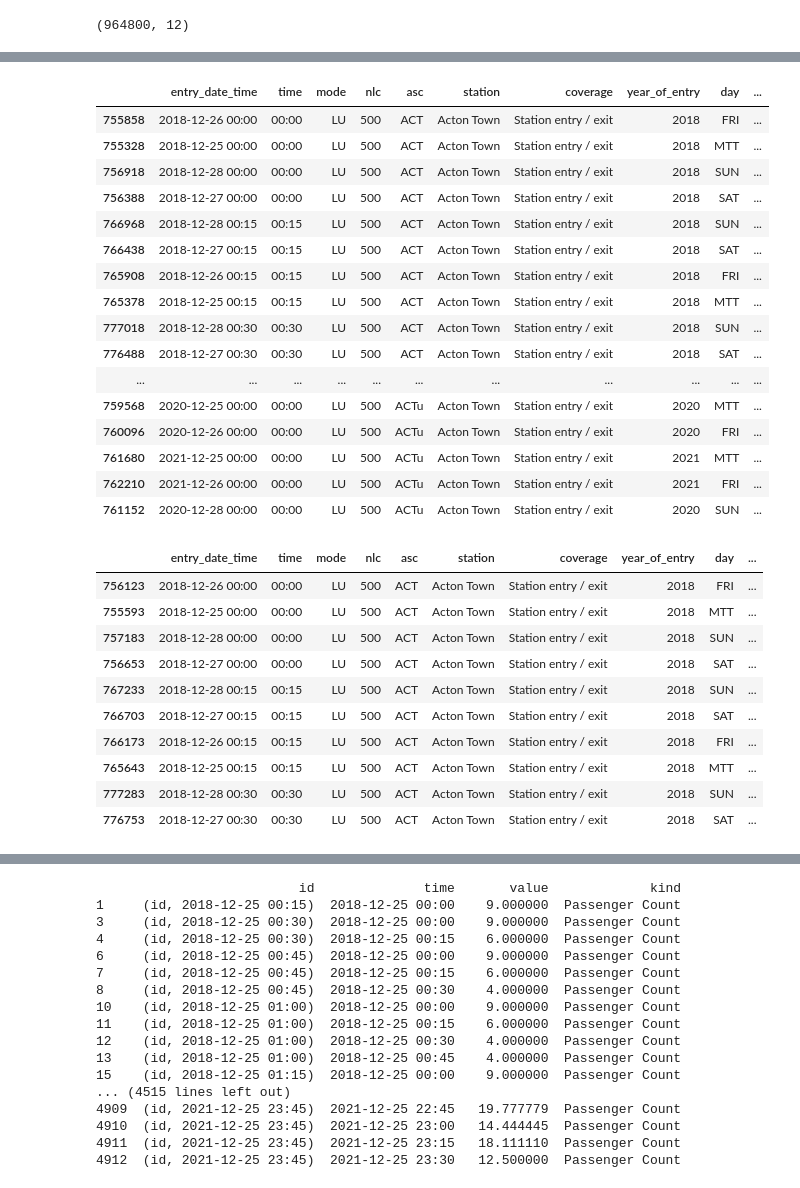
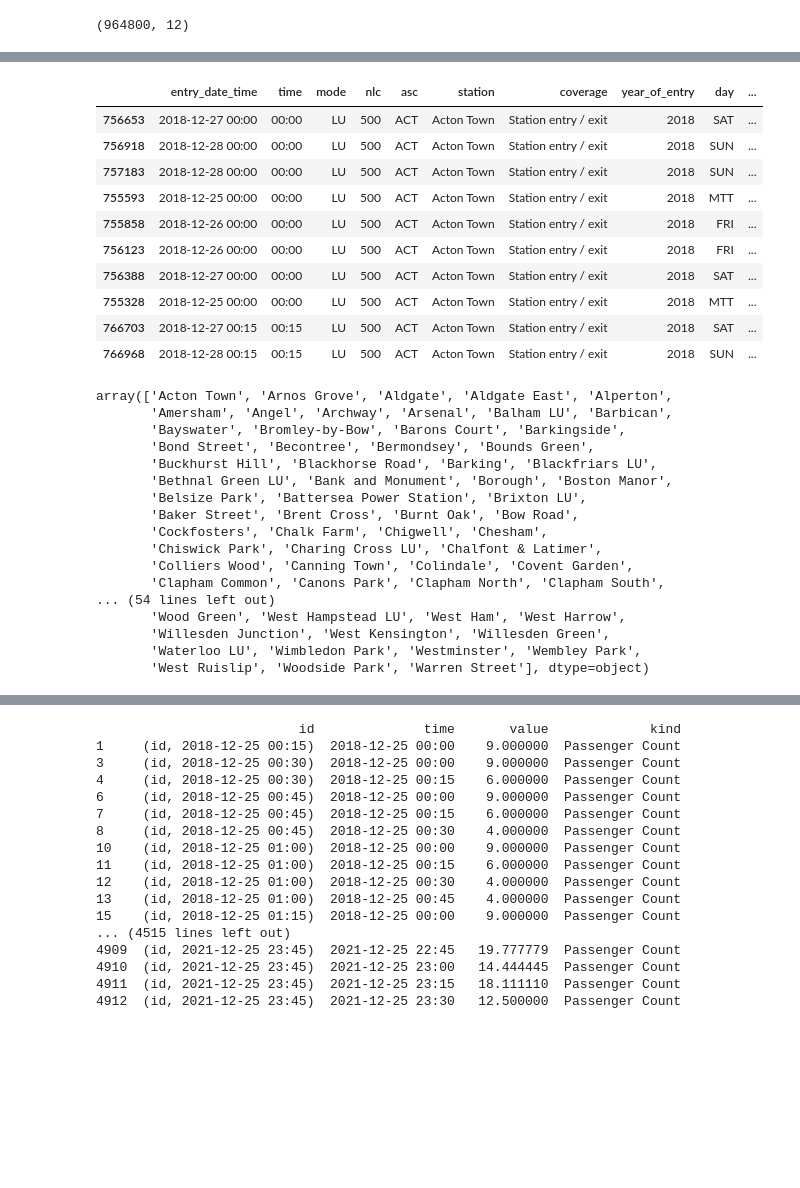
Before and after one commit to chidike10/Towards-a-Tube-Twin-passenger-forecasting-project, a Jupyter notebook: Untitled.ipynb, the cells around one changed output, grey strips where cells are left out. Drawn from its saved outputs; the diff is of its cells as text; code cells hidden in the pictures; blank space fills up the shorter version.

```diff
--- a/Untitled.ipynb
+++ b/Untitled.ipynb
@@ -74,21 +49,39 @@ data_in_sorted.head()
 # %%
-data_in_sorted.sort_values(['asc', 'time'], ascending=[True, True]).head(500)
+# data_in_sorted.sort_values(['asc', 'time'], ascending=[True, True]).head(500)
-# %% [output]
-|  | entry_date_time | time | mode | nlc | asc | station | coverage | year_of_entry | day | ... |
-| 755858 | 2018-12-26 00:00 | 00:00 | LU | 500 | ACT | Acton Town | Station entry / exit | 2018 | FRI | ... |
-| 755328 | 2018-12-25 00:00 | 00:00 | LU | 500 | ACT | Acton Town | Station entry / exit | 2018 | MTT | ... |
-| 756918 | 2018-12-28 00:00 | 00:00 | LU | 500 | ACT | Acton Town | Station entry / exit | 2018 | SUN | ... |
-| 756388 | 2018-12-27 00:00 | 00:00 | LU | 500 | ACT | Acton Town | Station entry / exit | 2018 | SAT | ... |
-| 766968 | 2018-12-28 00:15 | 00:15 | LU | 500 | ACT | Acton Town | Station entry / exit | 2018 | SUN | ... |
-| 766438 | 2018-12-27 00:15 | 00:15 | LU | 500 | ACT | Acton Town | Station entry / exit | 2018 | SAT | ... |
-| 765908 | 2018-12-26 00:15 | 00:15 | LU | 500 | ACT | Acton Town | Station entry / exit | 2018 | FRI | ... |
-| 765378 | 2018-12-25 00:15 | 00:15 | LU | 500 | ACT | Acton Town | Station entry / exit | 2018 | MTT | ... |
-| 777018 | 2018-12-28 00:30 | 00:30 | LU | 500 | ACT | Acton Town | Station entry / exit | 2018 | SUN | ... |
-| 776488 | 2018-12-27 00:30 | 00:30 | LU | 500 | ACT | Acton Town | Station entry / exit | 2018 | SAT | ... |
-| ... | ... | ... | ... | ... | ... | ... | ... | ... | ... | ... |
-| 759568 | 2020-12-25 00:00 | 00:00 | LU | 500 | ACTu | Acton Town | Station entry / exit | 2020 | MTT | ... |
-| 760096 | 2020-12-26 00:00 | 00:00 | LU | 500 | ACTu | Acton Town | Station entry / exit | 2020 | FRI | ... |
-| 761680 | 2021-12-25 00:00 | 00:00 | LU | 500 | ACTu | Acton Town | Station entry / exit | 2021 | MTT | ... |
-| 762210 | 2021-12-26 00:00 | 00:00 | LU | 500 | ACTu | Acton Town | Station entry / exit | 2021 | FRI | ... |
-| 761152 | 2020-12-28 00:00 | 00:00 | LU | 500 | ACTu | Acton Town | Station entry / exit | 2020 | SUN | ... |
+# %%
+data_sorted = data.sort_values('asc')
+# %%
+data_sorted.sort_values(['asc', 'time'], ascending=[True, True]).head(10)
+# %% [output]
+|  | entry_date_time | time | mode | nlc | asc | station | coverage | year_of_entry | day | ... |
+| 756653 | 2018-12-27 00:00 | 00:00 | LU | 500 | ACT | Acton Town | Station entry / exit | 2018 | SAT | ... |
+| 756918 | 2018-12-28 00:00 | 00:00 | LU | 500 | ACT | Acton Town | Station entry / exit | 2018 | SUN | ... |
+| 757183 | 2018-12-28 00:00 | 00:00 | LU | 500 | ACT | Acton Town | Station entry / exit | 2018 | SUN | ... |
+| 755593 | 2018-12-25 00:00 | 00:00 | LU | 500 | ACT | Acton Town | Station entry / exit | 2018 | MTT | ... |
+| 755858 | 2018-12-26 00:00 | 00:00 | LU | 500 | ACT | Acton Town | Station entry / exit | 2018 | FRI | ... |
+| 756123 | 2018-12-26 00:00 | 00:00 | LU | 500 | ACT | Acton Town | Station entry / exit | 2018 | FRI | ... |
+| 756388 | 2018-12-27 00:00 | 00:00 | LU | 500 | ACT | Acton Town | Station entry / exit | 2018 | SAT | ... |
+| 755328 | 2018-12-25 00:00 | 00:00 | LU | 500 | ACT | Acton Town | Station entry / exit | 2018 | MTT | ... |
+| 766703 | 2018-12-27 00:15 | 00:15 | LU | 500 | ACT | Acton Town | Station entry / exit | 2018 | SAT | ... |
+| 766968 | 2018-12-28 00:15 | 00:15 | LU | 500 | ACT | Acton Town | Station entry / exit | 2018 | SUN | ... |
+# %%
+data_sorted['station'].unique()
+# %% [output]
+array(['Acton Town', 'Arnos Grove', 'Aldgate', 'Aldgate East', 'Alperton',
+       'Amersham', 'Angel', 'Archway', 'Arsenal', 'Balham LU', 'Barbican',
+       'Bayswater', 'Bromley-by-Bow', 'Barons Court', 'Barkingside',
+       'Bond Street', 'Becontree', 'Bermondsey', 'Bounds Green',
+       'Buckhurst Hill', 'Blackhorse Road', 'Barking', 'Blackfriars LU',
+       'Bethnal Green LU', 'Bank and Monument', 'Borough', 'Boston Manor',
+       'Belsize Park', 'Battersea Power Station', 'Brixton LU',
+       'Baker Street', 'Brent Cross', 'Burnt Oak', 'Bow Road',
+       'Cockfosters', 'Chalk Farm', 'Chigwell', 'Chesham',
+       'Chiswick Park', 'Charing Cross LU', 'Chalfont & Latimer',
+       'Colliers Wood', 'Canning Town', 'Colindale', 'Covent Garden',
+       'Clapham Common', 'Canons Park', 'Clapham North', 'Clapham South',
+... (54 lines left out)
+       'Wood Green', 'West Hampstead LU', 'West Ham', 'West Harrow',
+       'Willesden Junction', 'West Kensington', 'Willesden Green',
+       'Waterloo LU', 'Wimbledon Park', 'Westminster', 'Wembley Park',
+       'West Ruislip', 'Woodside Park', 'Warren Street'], dtype=object)
 # %%
@@ -96,14 +89,2 @@ data_out_sorted = data_out.sort_values('asc')
 # %%
-data_out_sorted.sort_values(['asc', 'time'], ascending=[True, True]).head(10)
+# data_out_sorted.sort_values(['asc', 'time'], ascending=[True, True]).head(10)
-# %% [output]
-|  | entry_date_time | time | mode | nlc | asc | station | coverage | year_of_entry | day | ... |
-| 756123 | 2018-12-26 00:00 | 00:00 | LU | 500 | ACT | Acton Town | Station entry / exit | 2018 | FRI | ... |
-| 755593 | 2018-12-25 00:00 | 00:00 | LU | 500 | ACT | Acton Town | Station entry / exit | 2018 | MTT | ... |
-| 757183 | 2018-12-28 00:00 | 00:00 | LU | 500 | ACT | Acton Town | Station entry / exit | 2018 | SUN | ... |
-| 756653 | 2018-12-27 00:00 | 00:00 | LU | 500 | ACT | Acton Town | Station entry / exit | 2018 | SAT | ... |
-| 767233 | 2018-12-28 00:15 | 00:15 | LU | 500 | ACT | Acton Town | Station entry / exit | 2018 | SUN | ... |
-| 766703 | 2018-12-27 00:15 | 00:15 | LU | 500 | ACT | Acton Town | Station entry / exit | 2018 | SAT | ... |
-| 766173 | 2018-12-26 00:15 | 00:15 | LU | 500 | ACT | Acton Town | Station entry / exit | 2018 | FRI | ... |
-| 765643 | 2018-12-25 00:15 | 00:15 | LU | 500 | ACT | Acton Town | Station entry / exit | 2018 | MTT | ... |
-| 777283 | 2018-12-28 00:30 | 00:30 | LU | 500 | ACT | Acton Town | Station entry / exit | 2018 | SUN | ... |
-| 776753 | 2018-12-27 00:30 | 00:30 | LU | 500 | ACT | Acton Town | Station entry / exit | 2018 | SAT | ... |
```
Also changed, not shown: parts of 30 cells of this notebook, 5 other files.
